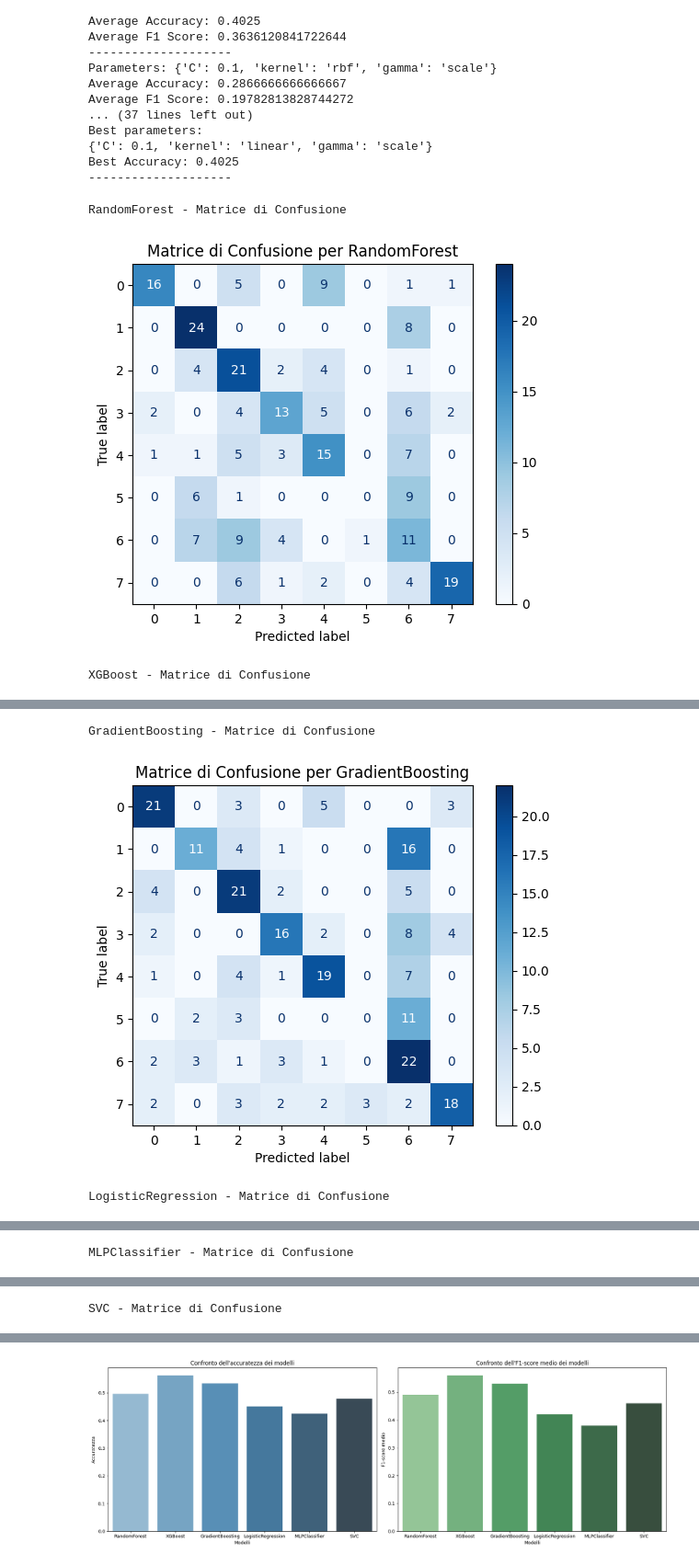
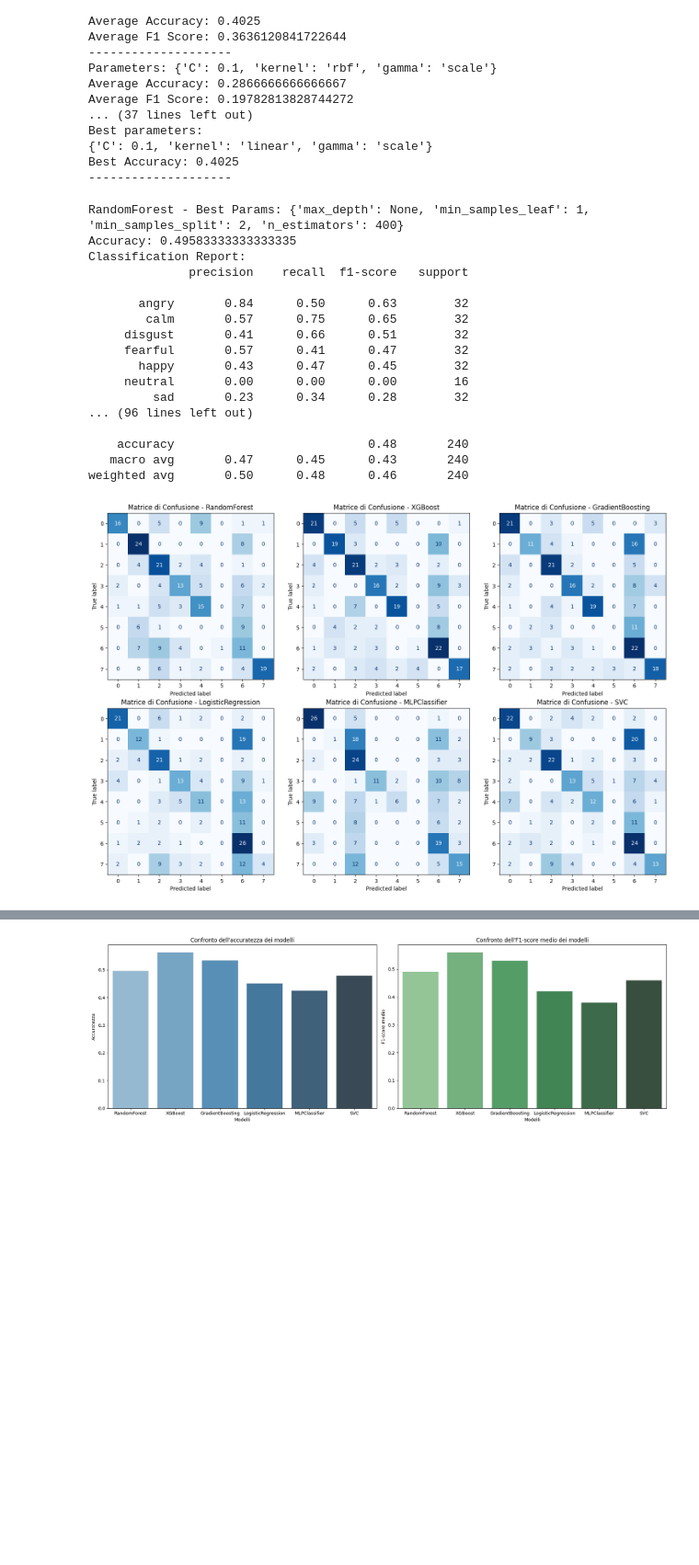
Before and after one commit to Eleonora-f/Tesi, a Jupyter notebook: GridSearch Models.ipynb, the cells around one changed output, grey strips where cells are left out. Shown: that part at 92% size. Drawn from its saved outputs; the diff is of its cells as text; code cells hidden in the pictures; blank space fills up the shorter version.

```diff
--- a/GridSearch Models.ipynb
+++ b/GridSearch Models.ipynb
@@ -348,35 +348,98 @@ for model, params, name in [
     grid = GridSearchCV(model, params, cv=skf, scoring='accuracy', n_jobs=-1)
 
     # Esegui la ricerca degli iperparametri sul set di addestramento
     grid.fit(X2d_train, y_train)
     best_model = grid.best_estimator_
 
     # Valutazione sul set di test
     y_pred = best_model.predict(X2d_test)
     acc = accuracy_score(y_test, y_pred)
     conf_matrix = confusion_matrix(y_test, y_pred)
 
     # Memorizza i risultati
     results[name] = {
         "Best Params": grid.best_params_,
         "Accuracy": acc,
         "Classification Report": classification_report(y_test, y_pred, zero_division=1),  # Set zero_division to avoid warnings
         "Confusion Matrix": conf_matrix
     }
 
-    # Mostra la matrice di confusione
+    """ # Mostra la matrice di confusione
     print(f"{name} - Matrice di Confusione")
     disp = ConfusionMatrixDisplay(confusion_matrix=conf_matrix)
     disp.plot(cmap="Blues")
     plt.title(f"Matrice di Confusione per {name}")
-    plt.show()
+    plt.show()"""
 
 # Mostra i risultati
 for name, res in results.items():
     print(f"{name} - Best Params: {res['Best Params']}")
     print(f"Accuracy: {res['Accuracy']}")
     print(f"Classification Report:\n{res['Classification Report']}\n")
+
+    # 1. Confronto tramite subplot delle matrici di confusione
+n_cols = 3  # numero di colonne
+n_rows = (len(results) + n_cols - 1) // n_cols
+fig, axes = plt.subplots(n_rows, n_cols, figsize=(15, 5 * n_rows))
+axes = axes.flatten()
+
+for i, (name, res) in enumerate(results.items()):
+    disp = ConfusionMatrixDisplay(confusion_matrix=res["Confusion Matrix"])
+    disp.plot(ax=axes[i], cmap="Blues", colorbar=False)
+    axes[i].set_title(f"Matrice di Confusione - {name}")
+
+for j in range(i + 1, len(axes)):
+    fig.delaxes(axes[j])
+
+plt.tight_layout()
+plt.show()
+
+# oppure
+
+all_classes = sorted(np.unique(np.concatenate([y_train, y_test])))
+
+# Inizializza la matrice per memorizzare l'accuratezza per ogni classe per ogni modello
+class_accuracy = np.zeros((len(results), len(all_classes)))
+
+# Calcola l'accuratezza per classe per ogni modello
+for i, (name, res) in enumerate(results.items()):
+    cm = res["Confusion Matrix"]
+    # Per ogni classe, calcola l'accuratezza come rapporto tra veri positivi e somma degli elementi nella riga
+    for j, cls in enumerate(all_classes):
+        if cls in y_test.values:  # Solo se la classe è presente nel test set
+            class_idx = np.where(np.array(all_classes) == cls)[0][0]
+            class_accuracy[i, class_idx] = cm[class_idx, class_idx] / cm[class_idx].sum()
+
+# Crea la heatmap per visualizzare l'accuratezza per classe
+plt.figure(figsize=(12, 8))
+sns.heatmap(
+    class_accuracy,
+    annot=True,
+    cmap="Blues",
+    xticklabels=[f"Classe {cls}" for cls in all_classes],
+    yticklabels=list(results.keys()),
+    cbar_kws={'label': 'Accuratezza per Classe'}
+)
+plt.title("Confronto delle Accuratezze per Classe dei Modelli")
+plt.xlabel("Classi")
+plt.ylabel("Modelli")
+plt.show()
 # %% [output]
-RandomForest - Matrice di Confusione
+RandomForest - Best Params: {'max_depth': None, 'min_samples_leaf': 1, 'min_samples_split': 2, 'n_estimators': 400}
+Accuracy: 0.49583333333333335
+Classification Report:
+              precision    recall  f1-score   support
+
+       angry       0.84      0.50      0.63        32
+        calm       0.57      0.75      0.65        32
+     disgust       0.41      0.66      0.51        32
+     fearful       0.57      0.41      0.47        32
+       happy       0.43      0.47      0.45        32
+     neutral       0.00      0.00      0.00        16
+         sad       0.23      0.34      0.28        32
+... (96 lines left out)
+
+    accuracy                           0.48       240
+   macro avg       0.47      0.45      0.43       240
+weighted avg       0.50      0.48      0.46       240
-[figure, old version]
+[figure, new version]
-XGBoost - Matrice di Confusione
@@ -384,3 +446,0 @@ XGBoost - Matrice di Confusione
-GradientBoosting - Matrice di Confusione
-[figure, removed]
-LogisticRegression - Matrice di Confusione
@@ -388 +446,0 @@ LogisticRegression - Matrice di Confusione
-MLPClassifier - Matrice di Confusione
@@ -390 +446,0 @@ MLPClassifier - Matrice di Confusione
-SVC - Matrice di Confusione
```
Also changed, not shown: parts of 6 cells of this notebook, 1 other file.
